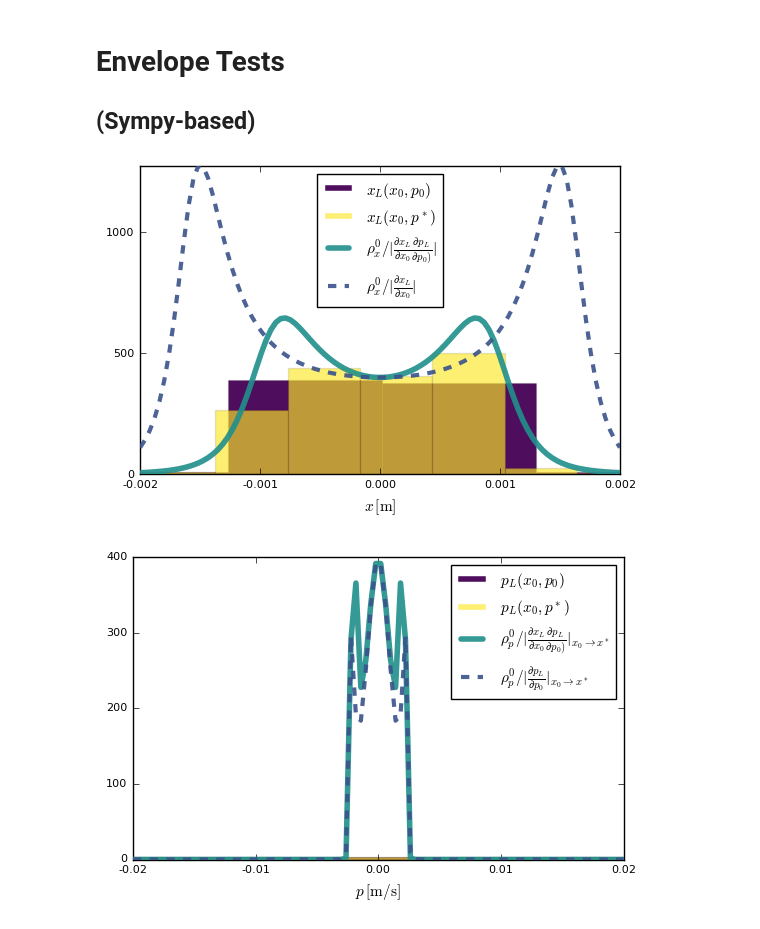
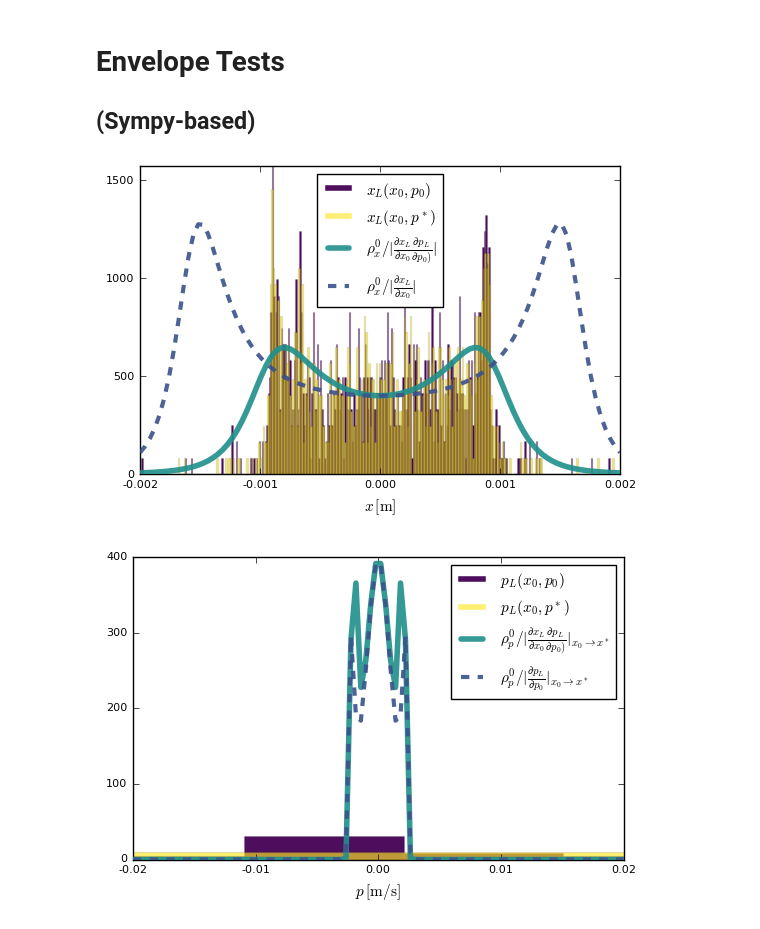
Before and after one commit to benfolsom/dcplapprx, a Jupyter notebook: suppl1_octupole_plots.ipynb, the cells around one changed output. Saved outputs shown, nothing was run; the diff lists cells and outputs as text; code cells hidden in the pictures.

```diff
--- a/suppl1_octupole_plots.ipynb
+++ b/suppl1_octupole_plots.ipynb
@@ -197,7 +188,7 @@ x_str = exp(-2*ρm*mᵥ/χm)*mᵥ*σₓ/σm #Eqn. 18;
 k = 3E10    #Default: 3E10 for position, 6E9 for momentum
 L = 1E-2     #Default: 1E-2
 Hm_s = -L/m * (k/24 * xᵥ^4+ 1/2 * mᵥ^2)         # Same as above, for envelope
-N = 100000
+N = 1000   #Default 100000
 ord = 4
 xₒ = Lietrx(Hm_s,xᵥ,xᵥ,mᵥ)  #default outputs for envelope
 mₒ = Lietrx(Hm_s,mᵥ,xᵥ,mᵥ);
@@ -236,25 +227,25 @@ Jcb_chkm = dxₒdx(xᵥ=>x_str)
 ρₒchkm = ρm/abs(Jcb_chkm);
 # %%
 xr = .002 #x-range
-bns = 100  #bins
+bns = 500  #bins, default 1000
 
 histogram(xₒλ,alpha=0.95,bins=bns,line=0.1,normed=true,label=L"x_L(x_0,p_0)")
 histogram!(xₒλapr,alpha=.65,bins=bns,line=0.1,normed=true,label=L"x_L(x_0,p^*)")
 
 plot!(ρₒ,-xr,xr,line=(.91,4),
 label=L"\rho^0_x /|\frac{\partial x_L}{\partial x_0}\frac{\partial p_L}{\partial p_0)}|")
 
 plot!(ρₒchk,-xr,xr,line=(.91,3),linestyle=(:dash),
 label=L"\rho^0_x / |\frac{\partial x_L}{\partial x_0}|")
 
 plot!(margin=35px,top_margin=15px,xlabel=(L"x\/\rm{[m]}"),legendfont=Plots.font("Helvetica",11))
 plot!(xlim=(-xr,xr),grid=false)
 Plots.pdf("/Users/benfolsom/Desktop/envpos")
 # %% [output]
-[figure, old version]
+[figure, new version]
 # %%
 xr = .02 #x-range
-bns = 1500 #bins
+bns = 500 #bins, default 1500
 
 histogram(mₒλ,alpha=0.95,bins=bns,line=0.1,normed=true,label=L"p_L(x_0,p_0)",)
 histogram!(mₒλapr,alpha=.65,bins=bns,line=0.1,normed=true,label=L"p_L(x_0,p^*)")
@@ -268,7 +259,7 @@ plot!(margin=35px,top_margin=15px,xlabel=(L"p\/\rm{[m/s]}"),legendfont=Plots.fon
 plot!(xlim=(-xr,xr),grid=false,ylim=(0,400))
 Plots.pdf("/Users/benfolsom/Desktop/envmom")
 # %% [output]
-[figure, old version]
+[figure, new version]
 # %%
 #These were produced manually from the
 #multiparticle block above using the @time magic
```
Also changed, not shown: parts of 9 cells of this notebook.
